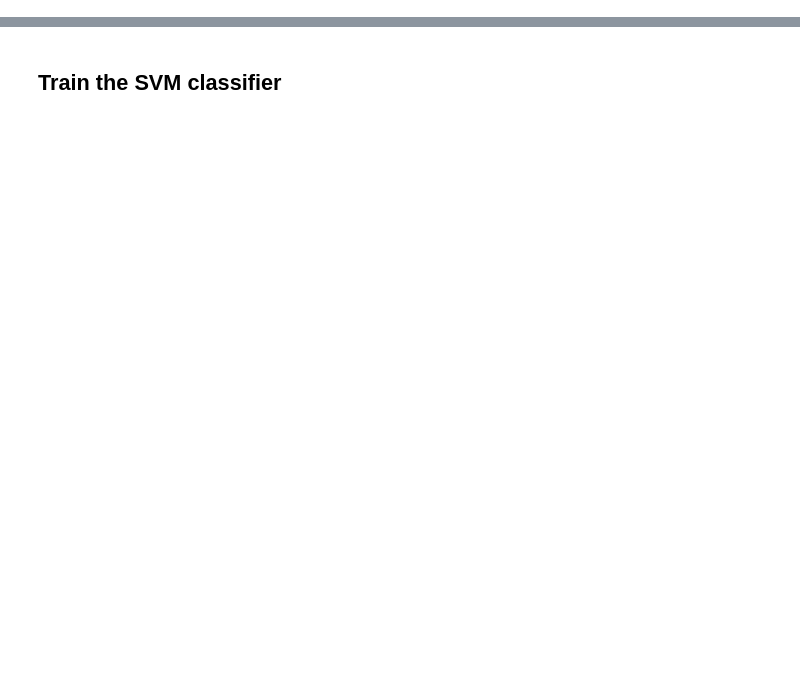
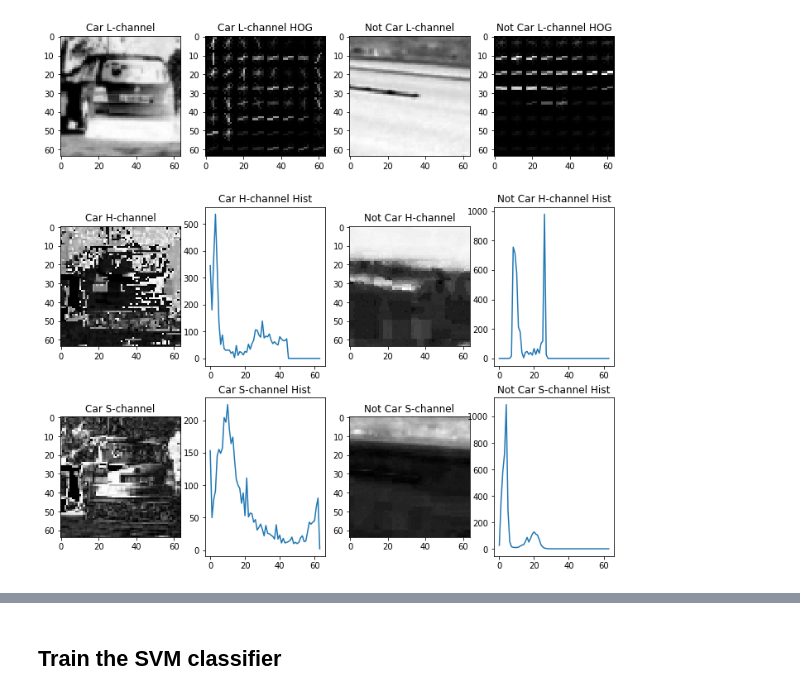
Before and after one commit to hassmuha/CarND-Vehicle-Detection-Submit, a Jupyter notebook: main.ipynb, the cells around one changed output, grey strips where cells are left out. Cells and saved outputs as stored; diff of their text form; code cells hidden in the pictures; blank space fills up the shorter version.

```diff
--- a/main.ipynb
+++ b/main.ipynb
@@ -154,0 +106,96 @@ Text(0.5,1,'HOG Visualization')
+# %%
+spatial_size=(64, 64)
+orient = 9; pix_per_cell = 8; cell_per_block = 2
+hist_bins=64; hist_range=(0, 256)
+
+#apply appropriate scaling, as training samples are png so scale them up to 255
+image_car = np.uint8(image_car*255)
+
+ # Convert to HLS color space, resize to 32x32 and separate the channels
+hls_resize32 = bin_spatial(image_car, color_space='HLS', size=spatial_size)
+#hls = cv2.cvtColor(image, cv2.COLOR_RGB2HLS).astype(np.float)
+h_channel = hls_resize32[:,:,0]
+l_channel = hls_resize32[:,:,1]
+s_channel = hls_resize32[:,:,2]
+
+# Call our function with vis=True to see an image output
+hog_features,hog_image = get_hog_features(l_channel, orient,
+                        pix_per_cell, cell_per_block,
+                        vis=True, feature_vec=False)
+hog_features = hog_features.ravel()
+
+# histogram of S plane
+hist_features_S = channel_hist(s_channel, nbins=hist_bins, bins_range=hist_range)
+#hist_features_S = hist_features_S[10:]
+
+# histogram of H plane
+hist_features_H = channel_hist(h_channel, nbins=hist_bins, bins_range=hist_range)
+#hist_features_H = hist_features_H[:-8]
+
+# Plot the examples
+fig = plt.figure(figsize=(12,12))
+plt.subplot(341)
+plt.imshow(l_channel, cmap='gray')
+plt.title('Car L-channel')
+plt.subplot(342)
+plt.imshow(hog_image, cmap='gray')
+plt.title('Car L-channel HOG')
+plt.subplot(345)
+plt.imshow(h_channel, cmap='gray')
+plt.title('Car H-channel')
+plt.subplot(346)
+plt.plot(hist_features_H)
+plt.title('Car H-channel Hist')
+plt.subplot(349)
+plt.imshow(s_channel, cmap='gray')
+plt.title('Car S-channel')
+plt.subplot(3,4,10)
+plt.plot(hist_features_S)
+plt.title('Car S-channel Hist')
+
+#apply appropriate scaling, as training samples are png so scale them up to 255
+image_notcar = np.uint8(image_notcar*255)
+
+ # Convert to HLS color space, resize to 32x32 and separate the channels
+hls_resize32 = bin_spatial(image_notcar, color_space='HLS', size=spatial_size)
+#hls = cv2.cvtColor(image, cv2.COLOR_RGB2HLS).astype(np.float)
+h_channel = hls_resize32[:,:,0]
+l_channel = hls_resize32[:,:,1]
+s_channel = hls_resize32[:,:,2]
+
+# Call our function with vis=True to see an image output
+hog_features,hog_image = get_hog_features(l_channel, orient,
+                        pix_per_cell, cell_per_block,
+                        vis=True, feature_vec=False)
+hog_features = hog_features.ravel()
+
+# histogram of S plane
+hist_features_S = channel_hist(s_channel, nbins=hist_bins, bins_range=hist_range)
+#hist_features_S = hist_features_S[10:]
+
+# histogram of H plane
+hist_features_H = channel_hist(h_channel, nbins=hist_bins, bins_range=hist_range)
+#hist_features_H = hist_features_H[:-8]
+
+
+# Plot the examples
+plt.subplot(3,4,3)
+plt.imshow(l_channel, cmap='gray')
+plt.title('Not Car L-channel')
+plt.subplot(3,4,4)
+plt.imshow(hog_image, cmap='gray')
+plt.title('Not Car L-channel HOG')
+plt.subplot(3,4,7)
+plt.imshow(h_channel, cmap='gray')
+plt.title('Not Car H-channel')
+plt.subplot(3,4,8)
+plt.plot(hist_features_H)
+plt.title('Not Car H-channel Hist')
+plt.subplot(3,4,11)
+plt.imshow(s_channel, cmap='gray')
+plt.title('Not Car S-channel')
+plt.subplot(3,4,12)
+plt.plot(hist_features_S)
+plt.title('Not Car S-channel Hist')
+plt.savefig('result/feature_example.jpg')
+# %% [output]
@@ -154,0 +204 @@ Text(0.5,1,'HOG Visualization')
+[figure, added]
```
Also changed, not shown: parts of 13 cells of this notebook.
